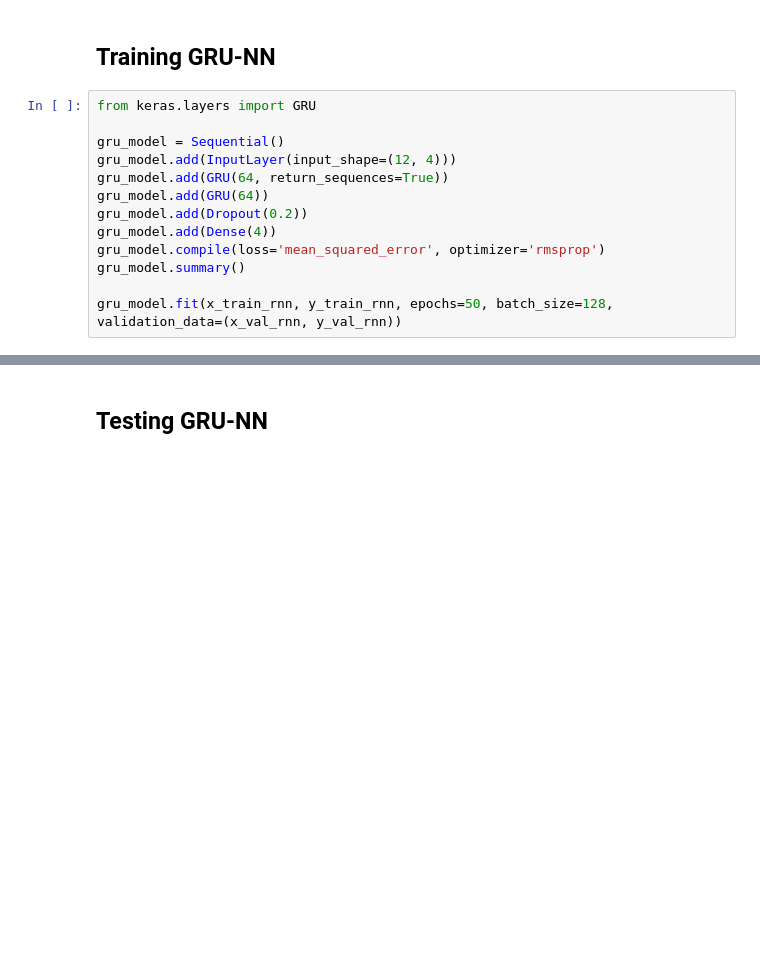
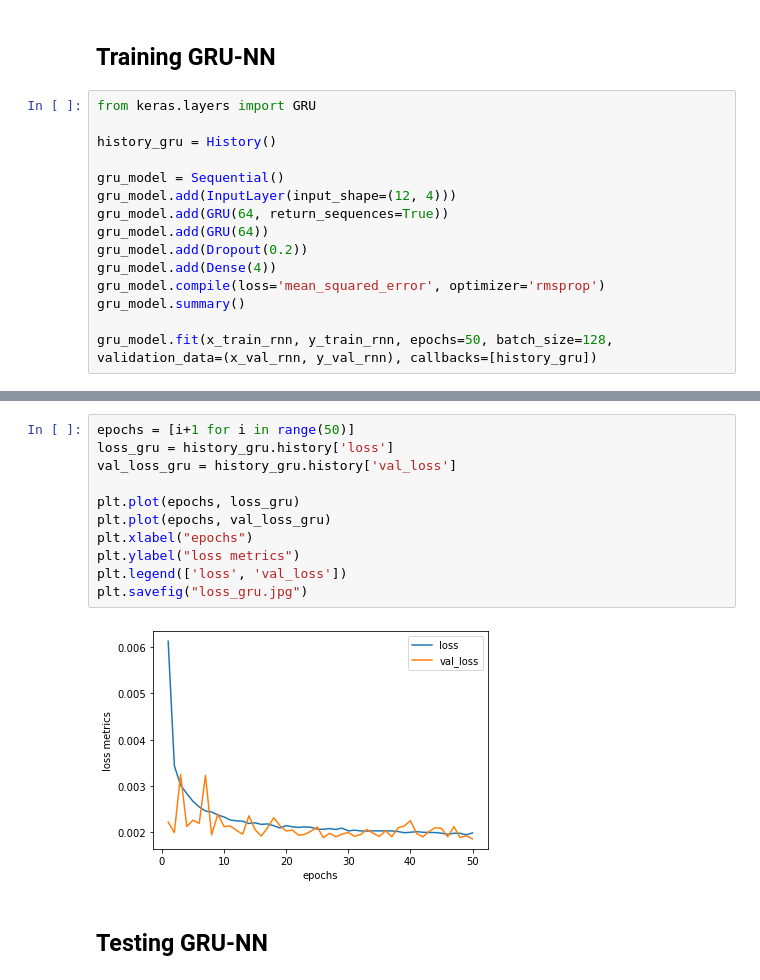
Before and after one commit to PaoloMorey/PFC-Proyecto1, a Jupyter notebook: main.ipynb, the cells around one changed output, grey strips where cells are left out. Cells and saved outputs as stored; diff of their text form; blank space fills up the shorter version.

```diff
--- a/main.ipynb
+++ b/main.ipynb
@@ -104,6 +121,8 @@ Explained Variance score: 0.9307716447480484
 ## Training GRU-NN
 # %%
 from keras.layers import GRU
+
+history_gru = History()
 
 gru_model = Sequential()
 gru_model.add(InputLayer(input_shape=(12, 4)))
@@ -114,7 +133,7 @@ gru_model.add(Dense(4))
 gru_model.compile(loss='mean_squared_error', optimizer='rmsprop')
 gru_model.summary()
 
-gru_model.fit(x_train_rnn, y_train_rnn, epochs=50, batch_size=128, validation_data=(x_val_rnn, y_val_rnn))
+gru_model.fit(x_train_rnn, y_train_rnn, epochs=50, batch_size=128, validation_data=(x_val_rnn, y_val_rnn), callbacks=[history_gru])
 # %% [output]
 Model: "sequential_3"
 _________________________________________________________________
@@ -136,4 +155,17 @@ Epoch 50/50
 <keras.callbacks.History at 0x...>
+# %%
+epochs = [i+1 for i in range(50)]
+loss_gru = history_gru.history['loss']
+val_loss_gru = history_gru.history['val_loss']
+
+plt.plot(epochs, loss_gru)
+plt.plot(epochs, val_loss_gru)
+plt.xlabel("epochs")
+plt.ylabel("loss metrics")
+plt.legend(['loss', 'val_loss'])
+plt.savefig("loss_gru.jpg")
+# %% [output]
+[figure, added]
 # %% [markdown]
 ## Testing GRU-NN
 # %%
```
Also changed, not shown: parts of 3 cells of this notebook, 2 other files.
